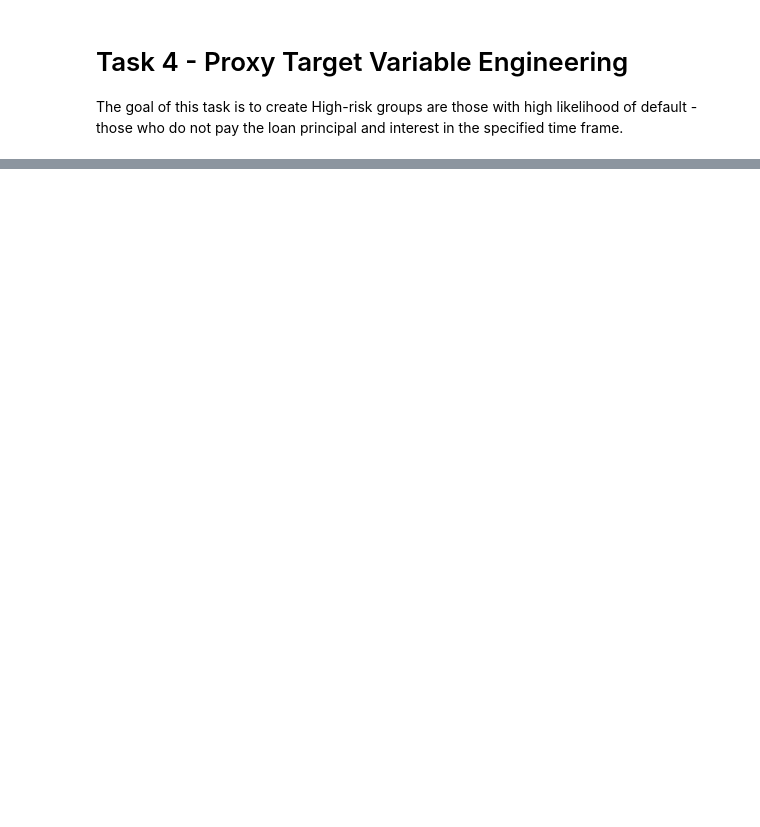
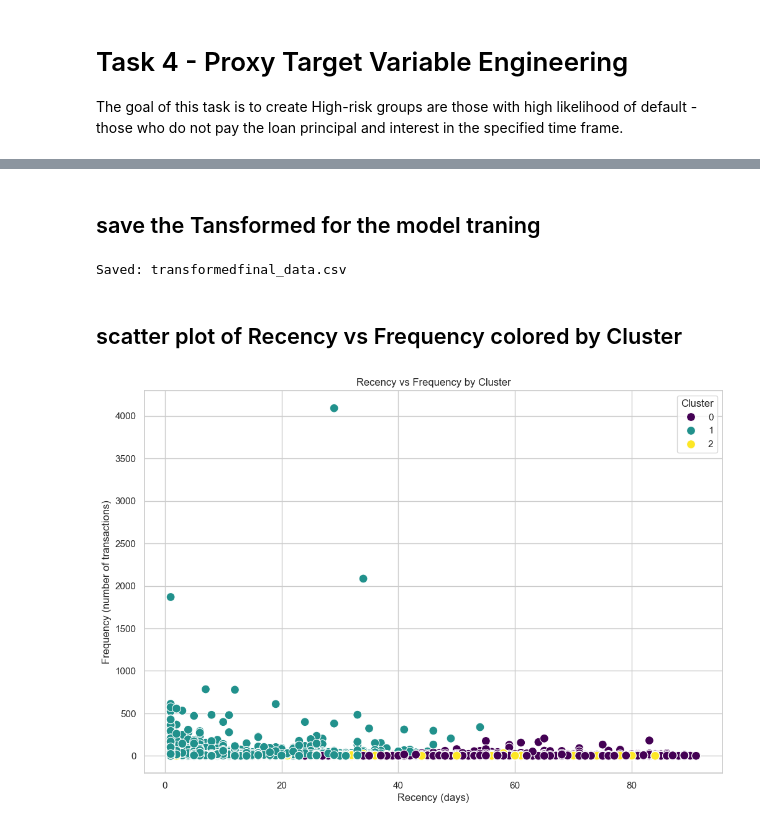
Before and after one commit to nanecha/Credit-Risk-Model, a Jupyter notebook: notebooks/RFM_clustering _risklevel.ipynb, the cells around one changed output, grey strips where cells are left out. Cells and saved outputs as stored; diff of their text form; code cells hidden in the pictures; blank space fills up the shorter version.

```diff
--- a/notebooks/RFM_clustering _risklevel.ipynb
+++ b/notebooks/RFM_clustering _risklevel.ipynb
@@ -63,0 +33,30 @@ IndexError: single positional indexer is out-of-bounds
+# %%
+# Import necessary libraries
+# Load your dataset (replace 'your_data.csv' with your actual file path)
+# Select only the necessary columns
+df_subset = df[['CustomerId', 'Amount', 'TransactionStartTime']]
+
+# Initialize RFMClustering
+rfm_cluster = RFMClustering(n_clusters=3, random_state=42)
+
+# Calculate RFM and cluster
+df_with_rfm, rfm, cluster_summary = rfm_cluster.calculate_rfm_and_cluster(
+    df_subset,
+    group_by_col='CustomerId',
+    amount_col='Amount',
+    datetime_col='TransactionStartTime'
+)
+
+# Display results
+print("Dataset with is_high_risk (head):")
+print(df_with_rfm.head())
+print("\nRFM Data (head):")
+print(rfm.head())
+print("\nCluster Summary:")
+print(cluster_summary)
+
+# Optionally save results
+df_with_rfm.to_csv('F:/Credit-Risk-Model/data/processed/data_with_rfm.csv', index=False)
+rfm.to_csv('F:/Credit-Risk-Model/data/processedrfm_data.csv', index=False)
+cluster_summary.to_csv('F:/Credit-Risk-Model/data/processedcluster_summary.csv', index=False)
+print("\nSaved: data_with_rfm.csv, rfm_data.csv, cluster_summary.csv")
@@ -63,0 +97,26 @@ IndexError: single positional indexer is out-of-bounds
+# %% [markdown]
+## save the Tansformed for the model traning
+# %%
+# to save the transformed data with RFM features
+transformed_data.to_csv('F:/Credit-Risk-Model/data/processed/Transformedfinal_data.csv', index=False)
+print("\nSaved: transformedfinal_data.csv")
+# %% [output]
+Saved: transformedfinal_data.csv
+# %% [markdown]
+## scatter plot of Recency vs Frequency colored by Cluster
+# %%
+# visualization
+import matplotlib.pyplot as plt
+import seaborn as sns
+# Set the style for seaborn
+sns.set(style="whitegrid")
+# Create a scatter plot of Recency vs Frequency colored by Cluster
+plt.figure(figsize=(12, 8))
+sns.scatterplot(data=rfm, x='Recency', y='Frequency', hue='Cluster', palette='viridis', s=100)
+plt.title('Recency vs Frequency by Cluster')
+plt.xlabel('Recency (days)')
+plt.ylabel('Frequency (number of transactions)')
+plt.legend(title='Cluster')
+plt.show()
+# %% [output]
+[figure, added]
```
Also changed, not shown: parts of 9 cells of this notebook, 1 other file.
